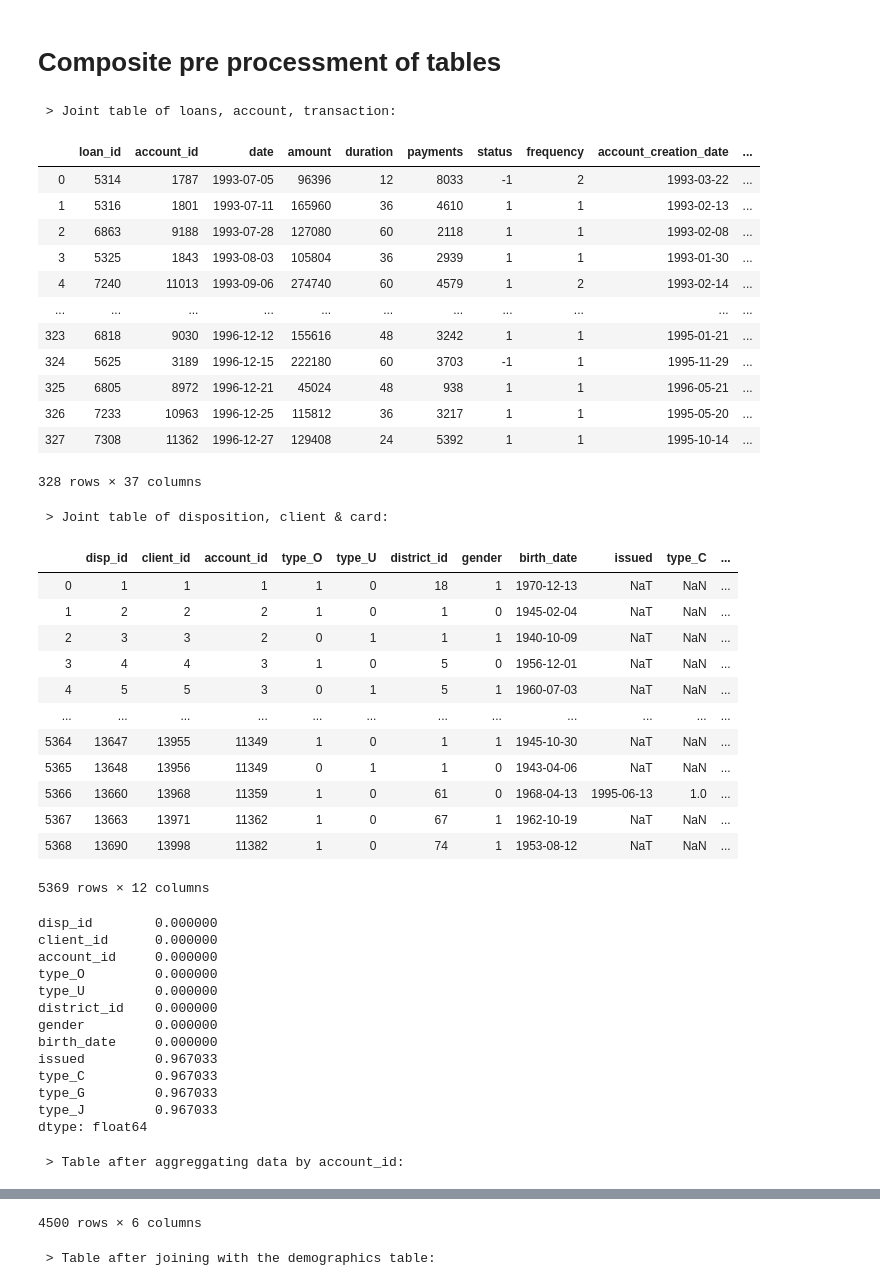
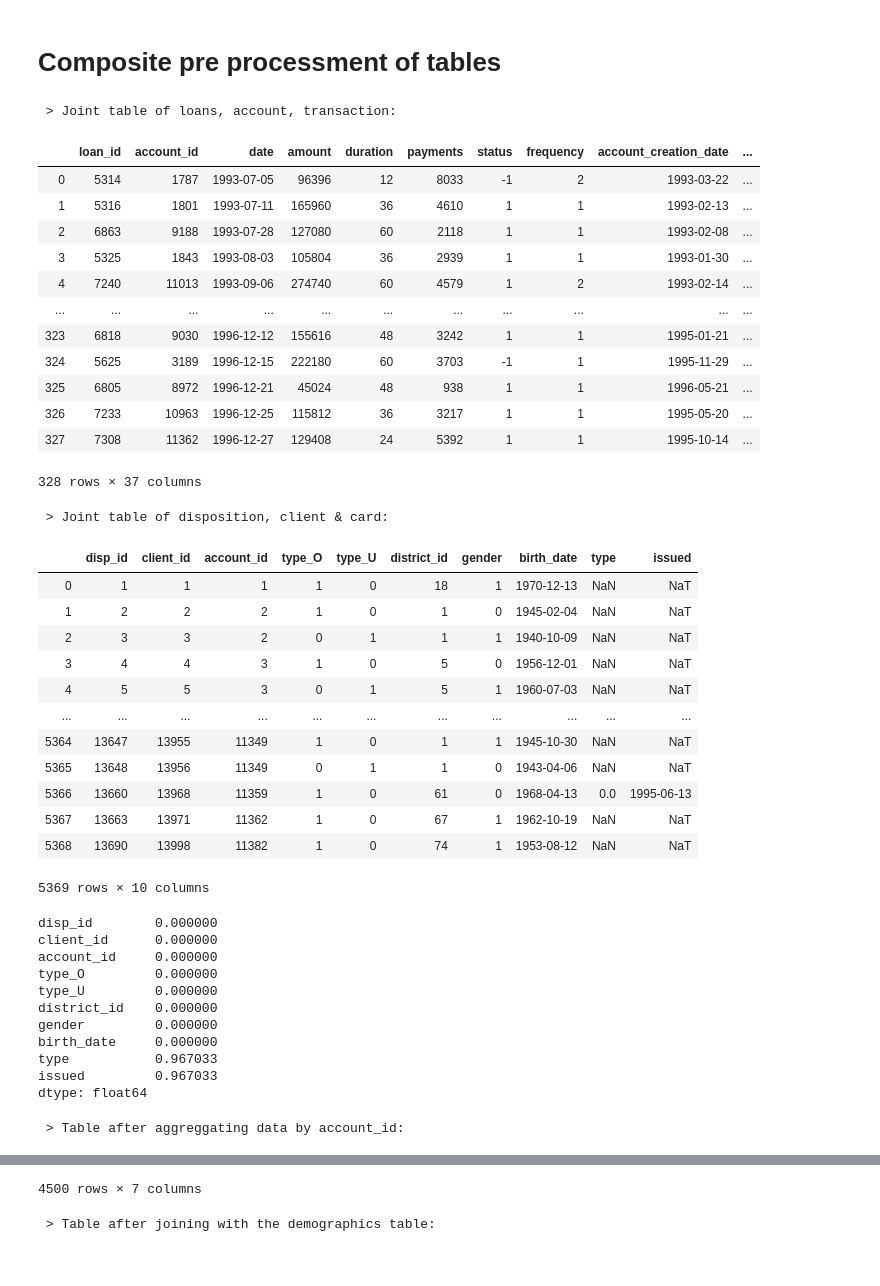
Before and after one commit to EdgarACarneiro/feup-ecac, a Jupyter notebook: project-competition/pre_processing.ipynb, the cells around one changed output, grey strips where cells are left out. Saved outputs shown, nothing was run; the diff lists cells and outputs as text; code cells hidden in the pictures.

Commit message:
More development and plots

```diff
--- a/project-competition/pre_processing.ipynb
+++ b/project-competition/pre_processing.ipynb
@@ -117,6 +131,16 @@ def scatterplot_two_cols(df, col1, col2):
     sns.scatterplot(data=df, x=col1, y=col2,
                     hue='status',palette=cmap, sizes=(47,47))
     plt.show()
+# %%
+def bubbleplot_three_cols(df, col1, col2, col3):
+    '''Bubble plot the given columns.
+    Column1 is X. Column2 is Y. Column3 is hue and size'''
+    cmap = sns.diverging_palette(220, 10, as_cmap=True)
+    sns.scatterplot(data=df, x=col1, y=col2,
+                    hue=col3, size=col3,
+                    palette=cmap, sizes=(50, 300))
+
+    plt.show()
 # %%
 def get_features_histogram(df, figsize_val = (20, 25)):
     '''Get a histogram relating the features of the given dataframe'''
@@ -395,21 +419,16 @@ def process_card(card_df, debug=False):
         get_df_correlation(card_df)
 
     processed_card = convert_date(card_df, 'issued')
+    if debug:
+        print(' > The distribution of type of cards per client:')
+        column_bar_plot(processed_card, 'type')
 
-    # Renaming card attributes
-    processed_card.loc[processed_card["type"]=="classic","type"] = "C"
-    processed_card.loc[processed_card["type"]=="gold","type"] = "G"
-    processed_card.loc[processed_card["type"]=="junior","type"] = "J"
-
-    # Transform numerical into categorical & removing useless column
-    df = pd.get_dummies(processed_card)
+    df = encode_column(processed_card, 'type')
     df = df.drop(['card_id'], axis=1)
 
     if debug:
-        print(' > Transformed the categorical type column into numerical respective columns')
+        print(' > Encoded the type column:')
         display(df)
-        print(' > Since the 2 categories are depedent, we can remove one of them, for removing redundant data')
-        get_df_correlation(df)
 
     # Cannot process further as needs merging with other columns
     return df
@@ -619,6 +638,11 @@ def process_demographic(demographic_df, debug=False):
     if debug:
         print(' > Null evaluation in demographic rows')
         get_null_summary(demographic_df)
+
+    if debug:
+        print(' > Lets see the impact of urbanization on salaries')
+        bubbleplot_three_cols(demographic_df, 'no. of inhabitants',
+                              'ratio of urban inhabitants ', 'average salary ')
 
     # Encode categorical columns
     df = encode_column(demographic_df, 'name ')
@@ -637,7 +661,6 @@ def process_demographic(demographic_df, debug=False):
     median_unemploymant_95 = (df[df['unemploymant rate \'95 '] != '?']\
                               ['unemploymant rate \'95 ']).astype(float).median()
     df.loc[df['unemploymant rate \'95 ']=="?", 'unemploymant rate \'95 '] = median_unemploymant_95
-
 
     # Transforming data to ints/ floats
     df['unemploymant rate \'95 '] = df['unemploymant rate \'95 '].astype(float)
@@ -689,8 +712,8 @@ def compose_dataset(loan_df, account_df, disp_df, card_df, client_df, trans_df,
                             .merge(processed_trans,
                                    on='account_id', how='left')
 
-    # Adding banck demographic info has negative impact on model performance,
-    # since we are feeding inrelevant features
+    # Adding all bank demographic info has negative impact on model performance,
+    # since we are feeding irrelevant features
     main_df = main_df.drop(['district_id'], axis=1)
 
     if debug:
@@ -708,8 +731,9 @@ def compose_dataset(loan_df, account_df, disp_df, card_df, client_df, trans_df,
         display(df_disp_client_card)
         get_null_summary(df_disp_client_card)
 
-    # Since there are so many, we disconsider the client columns
-    df_disp_client = df_disp_client_card.drop(['issued', 'type_C', 'type_G', 'type_J'], axis=1)
+    # Since there are so many, we disconsider the card date columns
+    df_disp_client = df_disp_client_card.drop(['issued'], axis=1)
+    df_disp_client = numerical_imputation(df_disp_client, -1)
 
     # Now we aggreggate the remaining data
     # TODO: not yet assure how to handle agg on birthdate and Gender -> using account and district id to get owner
@@ -720,11 +744,12 @@ def compose_dataset(loan_df, account_df, disp_df, card_df, client_df, trans_df,
                                        'type_U': ['count'],
                                        'gender': get_first,
                                        'birth_date': get_first,
-                                       'district_id': get_first
+                                       'district_id': get_first,
+                                       'type': get_first
                                    })\
                                    .reset_index()
     df_disp_client.columns= ['account_id', 'owner_count', 'disponent_count',
-                             'owner_gender', 'owner_birthdate', 'district_id']
+                             'owner_gender', 'owner_birthdate', 'district_id', 'card_type']
 
     if debug:
         print(' > Table after aggreggating data by account_id:')
@@ -777,46 +802,46 @@ def compose_dataset(loan_df, account_df, disp_df, card_df, client_df, trans_df,
     df =  df[[col for col in df if col not in ['status']] + ['status']]
 
     if debug:
         print(' >>> Final table that will serve as input to the model:')
         display(df)
         print(' > And the respective correlations')
         get_df_correlation(df, (15, 15))
         print(' > And the respective histograms for the given features')
         get_features_histogram(df, (20, 60))
 
     return df
 
 dataset = compose_dataset(loan_df, account_df, disp_df, card_df, client_df,
                           trans_df, demogra_df, debug=True, pre_debug=False)
 # %% [output]
  > Joint table of loans, account, transaction:
 |  | loan_id | account_id | date | amount | duration | payments | status | frequency | account_creation_date | ... |
 | 0 | 5314 | 1787 | 1993-07-05 | 96396 | 12 | 8033 | -1 | 2 | 1993-03-22 | ... |
 | 1 | 5316 | 1801 | 1993-07-11 | 165960 | 36 | 4610 | 1 | 1 | 1993-02-13 | ... |
 | 2 | 6863 | 9188 | 1993-07-28 | 127080 | 60 | 2118 | 1 | 1 | 1993-02-08 | ... |
 | 3 | 5325 | 1843 | 1993-08-03 | 105804 | 36 | 2939 | 1 | 1 | 1993-01-30 | ... |
 | 4 | 7240 | 11013 | 1993-09-06 | 274740 | 60 | 4579 | 1 | 2 | 1993-02-14 | ... |
 | ... | ... | ... | ... | ... | ... | ... | ... | ... | ... | ... |
 | 323 | 6818 | 9030 | 1996-12-12 | 155616 | 48 | 3242 | 1 | 1 | 1995-01-21 | ... |
 | 324 | 5625 | 3189 | 1996-12-15 | 222180 | 60 | 3703 | -1 | 1 | 1995-11-29 | ... |
 | 325 | 6805 | 8972 | 1996-12-21 | 45024 | 48 | 938 | 1 | 1 | 1996-05-21 | ... |
 | 326 | 7233 | 10963 | 1996-12-25 | 115812 | 36 | 3217 | 1 | 1 | 1995-05-20 | ... |
 | 327 | 7308 | 11362 | 1996-12-27 | 129408 | 24 | 5392 | 1 | 1 | 1995-10-14 | ... |
 328 rows × 37 columns
  > Joint table of disposition, client & card:
-|  | disp_id | client_id | account_id | type_O | type_U | district_id | gender | birth_date | issued | type_C | ... |
-| 0 | 1 | 1 | 1 | 1 | 0 | 18 | 1 | 1970-12-13 | NaT | NaN | ... |
-| 1 | 2 | 2 | 2 | 1 | 0 | 1 | 0 | 1945-02-04 | NaT | NaN | ... |
-| 2 | 3 | 3 | 2 | 0 | 1 | 1 | 1 | 1940-10-09 | NaT | NaN | ... |
-| 3 | 4 | 4 | 3 | 1 | 0 | 5 | 0 | 1956-12-01 | NaT | NaN | ... |
-| 4 | 5 | 5 | 3 | 0 | 1 | 5 | 1 | 1960-07-03 | NaT | NaN | ... |
-| ... | ... | ... | ... | ... | ... | ... | ... | ... | ... | ... | ... |
-| 5364 | 13647 | 13955 | 11349 | 1 | 0 | 1 | 1 | 1945-10-30 | NaT | NaN | ... |
-| 5365 | 13648 | 13956 | 11349 | 0 | 1 | 1 | 0 | 1943-04-06 | NaT | NaN | ... |
-| 5366 | 13660 | 13968 | 11359 | 1 | 0 | 61 | 0 | 1968-04-13 | 1995-06-13 | 1.0 | ... |
-| 5367 | 13663 | 13971 | 11362 | 1 | 0 | 67 | 1 | 1962-10-19 | NaT | NaN | ... |
-| 5368 | 13690 | 13998 | 11382 | 1 | 0 | 74 | 1 | 1953-08-12 | NaT | NaN | ... |
+|  | disp_id | client_id | account_id | type_O | type_U | district_id | gender | birth_date | type | issued |
+| 0 | 1 | 1 | 1 | 1 | 0 | 18 | 1 | 1970-12-13 | NaN | NaT |
+| 1 | 2 | 2 | 2 | 1 | 0 | 1 | 0 | 1945-02-04 | NaN | NaT |
+| 2 | 3 | 3 | 2 | 0 | 1 | 1 | 1 | 1940-10-09 | NaN | NaT |
+| 3 | 4 | 4 | 3 | 1 | 0 | 5 | 0 | 1956-12-01 | NaN | NaT |
+| 4 | 5 | 5 | 3 | 0 | 1 | 5 | 1 | 1960-07-03 | NaN | NaT |
+| ... | ... | ... | ... | ... | ... | ... | ... | ... | ... | ... |
+| 5364 | 13647 | 13955 | 11349 | 1 | 0 | 1 | 1 | 1945-10-30 | NaN | NaT |
+| 5365 | 13648 | 13956 | 11349 | 0 | 1 | 1 | 0 | 1943-04-06 | NaN | NaT |
+| 5366 | 13660 | 13968 | 11359 | 1 | 0 | 61 | 0 | 1968-04-13 | 0.0 | 1995-06-13 |
+| 5367 | 13663 | 13971 | 11362 | 1 | 0 | 67 | 1 | 1962-10-19 | NaN | NaT |
+| 5368 | 13690 | 13998 | 11382 | 1 | 0 | 74 | 1 | 1953-08-12 | NaN | NaT |
-5369 rows × 12 columns
+5369 rows × 10 columns
 disp_id        0.000000
 client_id      0.000000
 account_id     0.000000
@@ -825,9 +850,7 @@ type_U         0.000000
 district_id    0.000000
 gender         0.000000
 birth_date     0.000000
+type           0.967033
 issued         0.967033
-type_C         0.967033
-type_G         0.967033
-type_J         0.967033
 dtype: float64
  > Table after aggreggating data by account_id:
@@ -846,2 +869,2 @@ dtype: float64
-4500 rows × 6 columns
+4500 rows × 7 columns
  > Table after joining with the demographics table:
```
Also changed, not shown: parts of 2 cells of this notebook, 2 other files.
